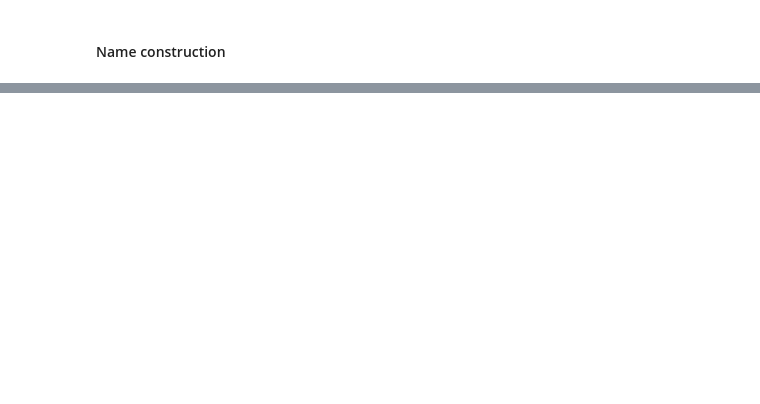
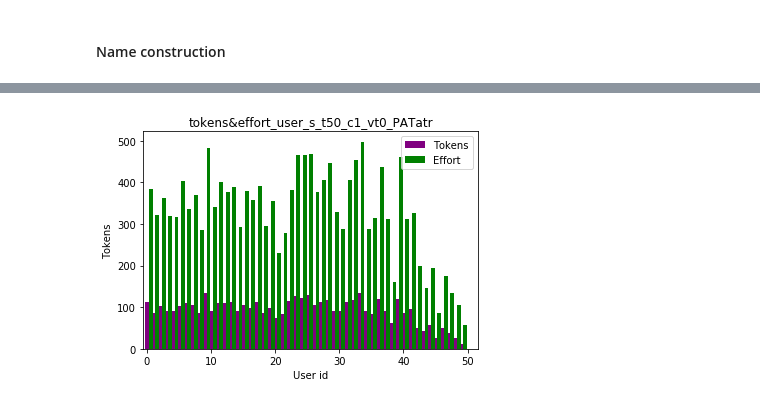
Before and after one commit to FuturICT2/FIN4Simulations, a Jupyter notebook: Voting.ipynb, the cells around one changed output, grey strips where cells are left out. Saved outputs shown, nothing was run; the diff lists cells and outputs as text; code cells hidden in the pictures; blank space fills up the shorter version.

```diff
--- a/Voting.ipynb
+++ b/Voting.ipynb
@@ -54,6 +68,7 @@ def get_update_name(variable_name):
 TIMESTEP = 'timestep' # access to current timestep with s[TIMESTEP]
 USERS = "users"
 PATS = "pats"
+PAT_ARGUMENTS = "pat_arguments"
 OPATS = "opats"
 WALLET_GAINS = "wallet_gains"
 ADD_USERS = get_update_name(USERS)
@@ -434,0 +550,12 @@ def calculate_total_tokens_per_pat(state):
+# %%
+def calculate_effort_per_person(state):
+    distribution = {user: 0 for user in state[USERS].keys()}
+    user = 0
+    for user_wallet in state[USERS].values():
+        for pat, number_of_tokens in user_wallet.items():
+            if pat != "reputation":
+                distribution[user] += number_of_tokens * raw_result[-1][PAT_ARGUMENTS][pat][-1]
+            else:
+                pass
+        user += 1
+    return distribution
@@ -446,0 +610,40 @@ pl.show()
+# %%
+if PAT_atr:
+    U1 = calculate_number_of_tokens_per_person(raw_result[-1]).keys()
+    T = calculate_number_of_tokens_per_person(raw_result[-1]).values()
+    U2 = calculate_effort_per_person(raw_result[-1]).keys()
+    E = calculate_effort_per_person(raw_result[-1]).values()
+
+    fig = pl.figure()
+    ax = fig.add_subplot(111)
+
+    N = len(U1)
+
+    ind = np.arange(N)
+    width = 0.6
+
+    ## the bars
+    rects1 = ax.bar(ind, T, width,
+                color='purple',
+                #yerr=TStd,
+                error_kw=dict(elinewidth=2,ecolor='pink'))
+
+    rects2 = ax.bar(ind+width, E, width,
+                    color='green',
+                    #yerr=EStd,
+                    error_kw=dict(elinewidth=2,ecolor='blue'))
+
+    # axes and labels
+    ax.set_xlim(-width,len(ind)+width)
+    ax.set_ylabel('Tokens')
+    ax.set_title("tokens&effort_user_" +name)
+    xTickMarks = [np.arange(0, time_steps+1, 5)]
+    ax.set_xlabel('User id')
+
+    ## add a legend
+    ax.legend( (rects1[0], rects2[0]), ('Tokens', 'Effort') )
+
+    pl.savefig("tokens&effort_user_" + name + ".png")
+    pl.show()
+# %% [output]
+[figure, added]
```
Also changed, not shown: parts of 14 cells of this notebook.
